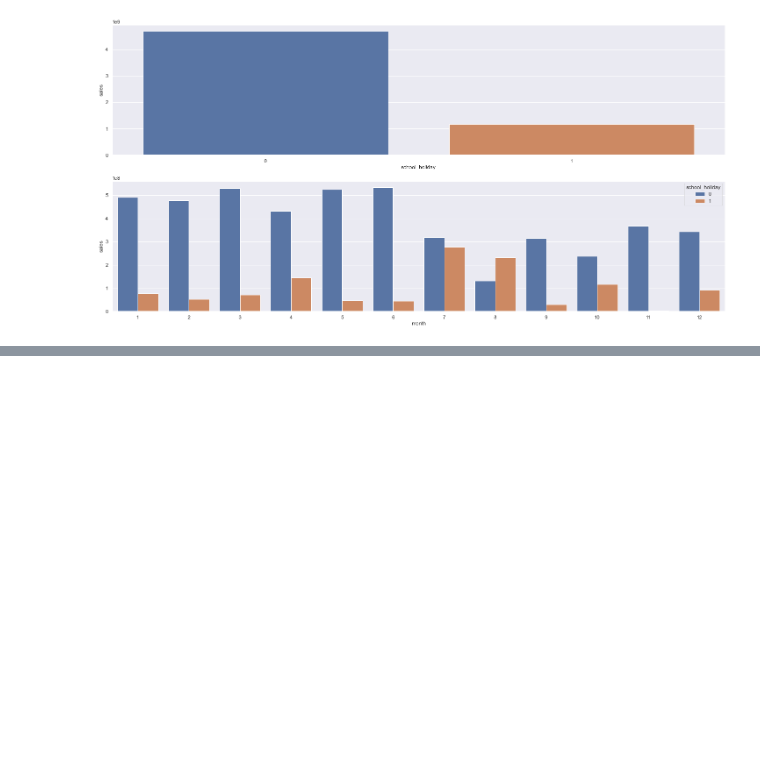
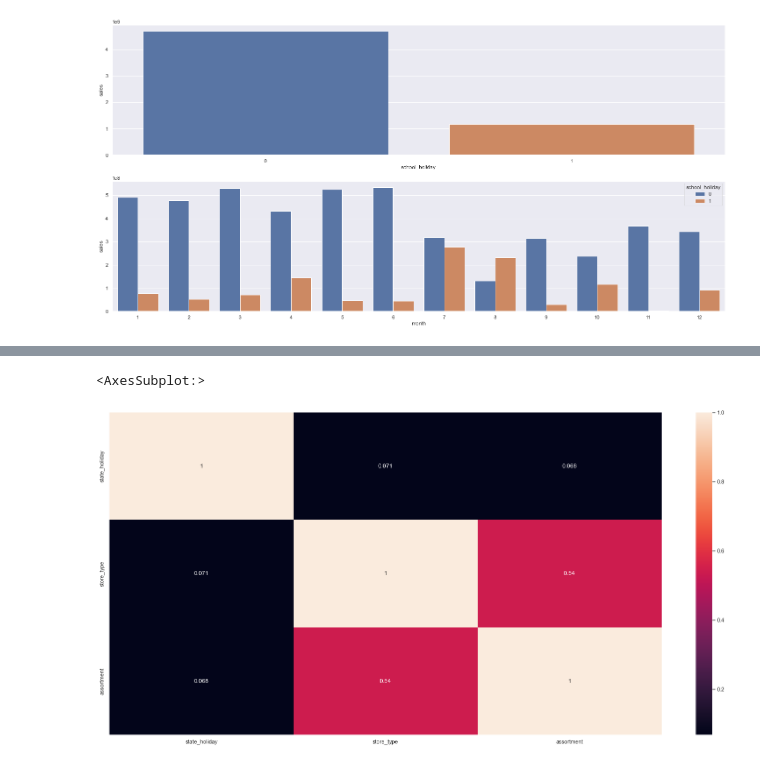
Before and after one commit to 70HNM4C13L/rossmann_store_sales, a Jupyter notebook: m04_01_store-sales_predction.ipynb, the cells around one changed output, grey strips where cells are left out. Drawn from its saved outputs; the diff is of its cells as text; code cells hidden in the pictures; blank space fills up the shorter version.

```diff
--- a/m04_01_store-sales_predction.ipynb
+++ b/m04_01_store-sales_predction.ipynb
@@ -569,0 +607,3 @@ aux2.head()
+# %%
+cat_atributes = df4.select_dtypes( include = 'object' )
+cat_atributes.head()
@@ -569,0 +617,6 @@ aux2.head()
+# %%
+correlation_matrix = corr_matrix(cat_atributes,['state_holiday','store_type','assortment'] )
+sns.heatmap(correlation_matrix,annot=True)
+# %% [output]
+<AxesSubplot:>
+[figure, added]
```
Also changed, not shown: parts of 14 cells of this notebook.
